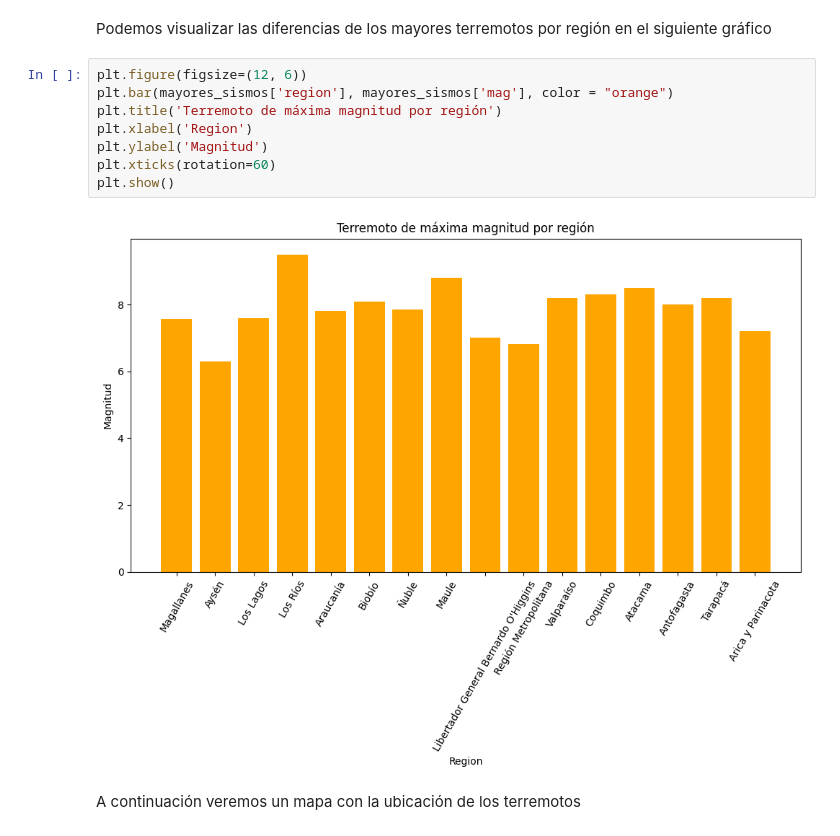
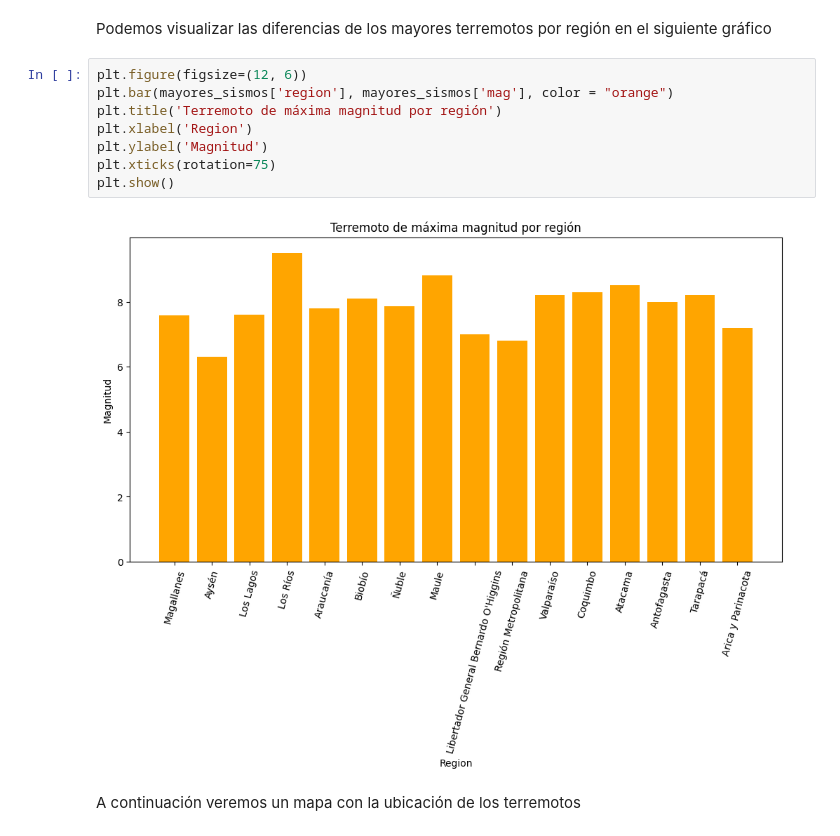
Before and after one commit to Skysilen-t/Proyecto-Ciencia-de-Datos, a Jupyter notebook: Propuesta y documento/Preguntas/pregunta_2.ipynb, the cells around one changed output. Saved outputs shown, nothing was run; the diff lists cells and outputs as text.

```diff
--- a/Propuesta y documento/Preguntas/pregunta_2.ipynb
+++ b/Propuesta y documento/Preguntas/pregunta_2.ipynb
@@ -108,13 +108,13 @@ Podemos visualizar las diferencias de los mayores terremotos por región en el s
 # %%
 plt.figure(figsize=(12, 6))
 plt.bar(mayores_sismos['region'], mayores_sismos['mag'], color = "orange")
 plt.title('Terremoto de máxima magnitud por región')
 plt.xlabel('Region')
 plt.ylabel('Magnitud')
-plt.xticks(rotation=60)
+plt.xticks(rotation=75)
 plt.show()
 # %% [output]
-[figure, old version]
+[figure, new version]
 # %% [markdown]
 A continuación veremos un mapa con la ubicación de los terremotos
 # %%
```
Also changed, not shown: parts of 4 cells of this notebook.
